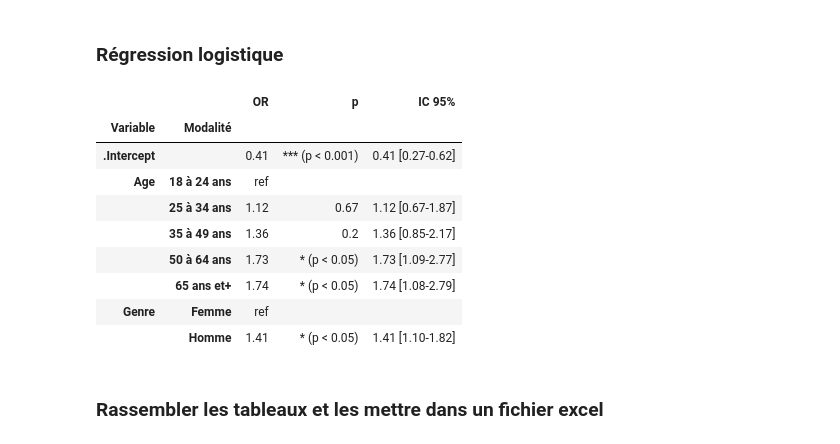
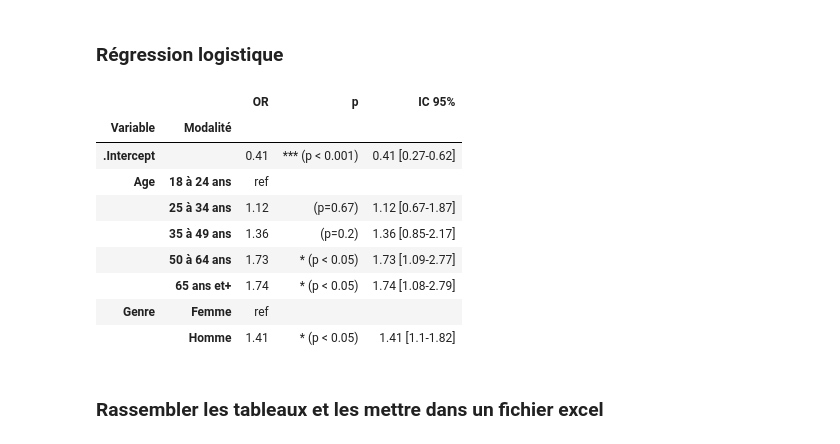
Before and after one commit to emilienschultz/pyshs-bib, a Jupyter notebook: docs/Exemple PySHS.ipynb, the cells around one changed output. Saved outputs shown, nothing was run; the diff lists cells and outputs as text; code cells hidden in the pictures.

```diff
--- a/docs/Exemple PySHS.ipynb
+++ b/docs/Exemple PySHS.ipynb
@@ -132,20 +129,20 @@ pyshs.tableau_croise_multiple(data,"apportscience",
 # %%
 reg = pyshs.regression_logistique(data,"apportsciencepositif",
                     {"genre":"Genre",
                      "age":"Age"},
-                     "poids1")
+                     "poids1", arrondir=2, notationscientifique=False, sig=True)
 reg
 # %% [output]
 |  |  | OR | p | IC 95% |
 | Variable | Modalité |  |  |  |
 | .Intercept |  | 0.41 | *** (p < 0.001) | 0.41 [0.27-0.62] |
 | Age | 18 à 24 ans | ref |  |  |
-|  | 25 à 34 ans | 1.12 | 0.67 | 1.12 [0.67-1.87] |
-|  | 35 à 49 ans | 1.36 | 0.2 | 1.36 [0.85-2.17] |
+|  | 25 à 34 ans | 1.12 | (p=0.67) | 1.12 [0.67-1.87] |
+|  | 35 à 49 ans | 1.36 | (p=0.2) | 1.36 [0.85-2.17] |
 |  | 50 à 64 ans | 1.73 | * (p < 0.05) | 1.73 [1.09-2.77] |
 |  | 65 ans et+ | 1.74 | * (p < 0.05) | 1.74 [1.08-2.79] |
 | Genre | Femme | ref |  |  |
-|  | Homme | 1.41 | * (p < 0.05) | 1.41 [1.10-1.82] |
+|  | Homme | 1.41 | * (p < 0.05) | 1.41 [1.1-1.82] |
 # %% [markdown]
 ### Rassembler les tableaux et les mettre dans un fichier excel
 # %%
```
Also changed, not shown: parts of 5 cells of this notebook, 4 other files.
